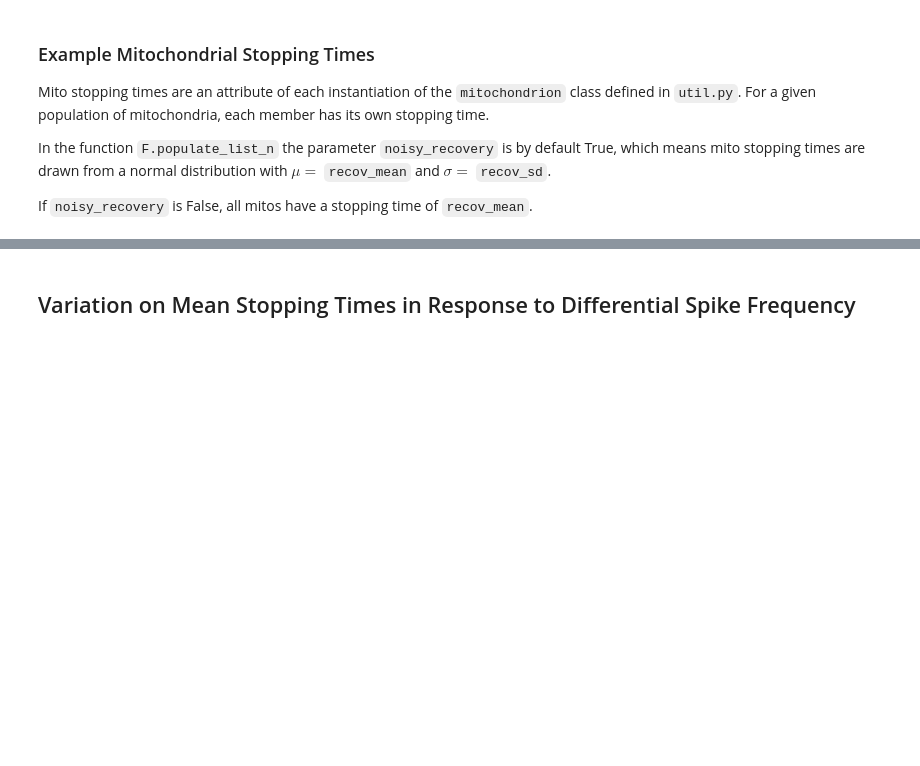
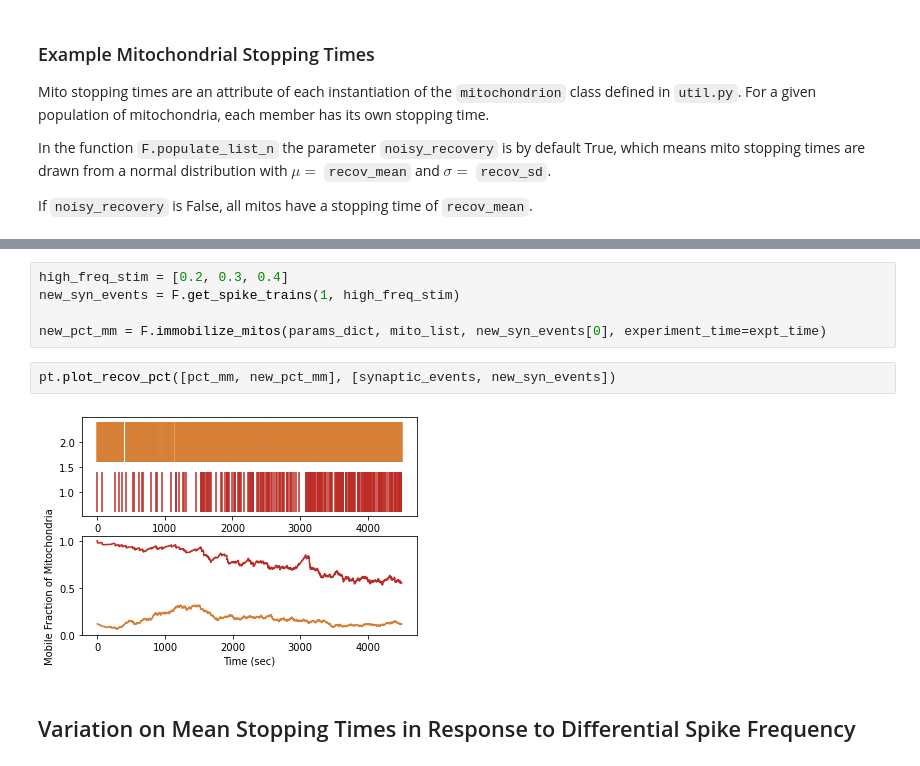
Before and after one commit to annikc/MitoMotil, a Jupyter notebook: walkthrough.ipynb, the cells around one changed output, grey strips where cells are left out. Drawn from its saved outputs; the diff is of its cells as text; blank space fills up the shorter version.

```diff
--- a/walkthrough.ipynb
+++ b/walkthrough.ipynb
@@ -97,2 +109,11 @@ pt.plot_mito_hist(mito_list,n_bins=25)
+# %%
+high_freq_stim = [0.2, 0.3, 0.4]
+new_syn_events = F.get_spike_trains(1, high_freq_stim)
+
+new_pct_mm = F.immobilize_mitos(params_dict, mito_list, new_syn_events[0], experiment_time=expt_time)
+# %%
+pt.plot_recov_pct([pct_mm, new_pct_mm], [synaptic_events, new_syn_events])
+# %% [output]
+[figure, added]
 # %% [markdown]
 ## Variation on Mean Stopping Times in Response to Differential Spike Frequency
```
Also changed, not shown: parts of 11 cells of this notebook, 2 other files.
